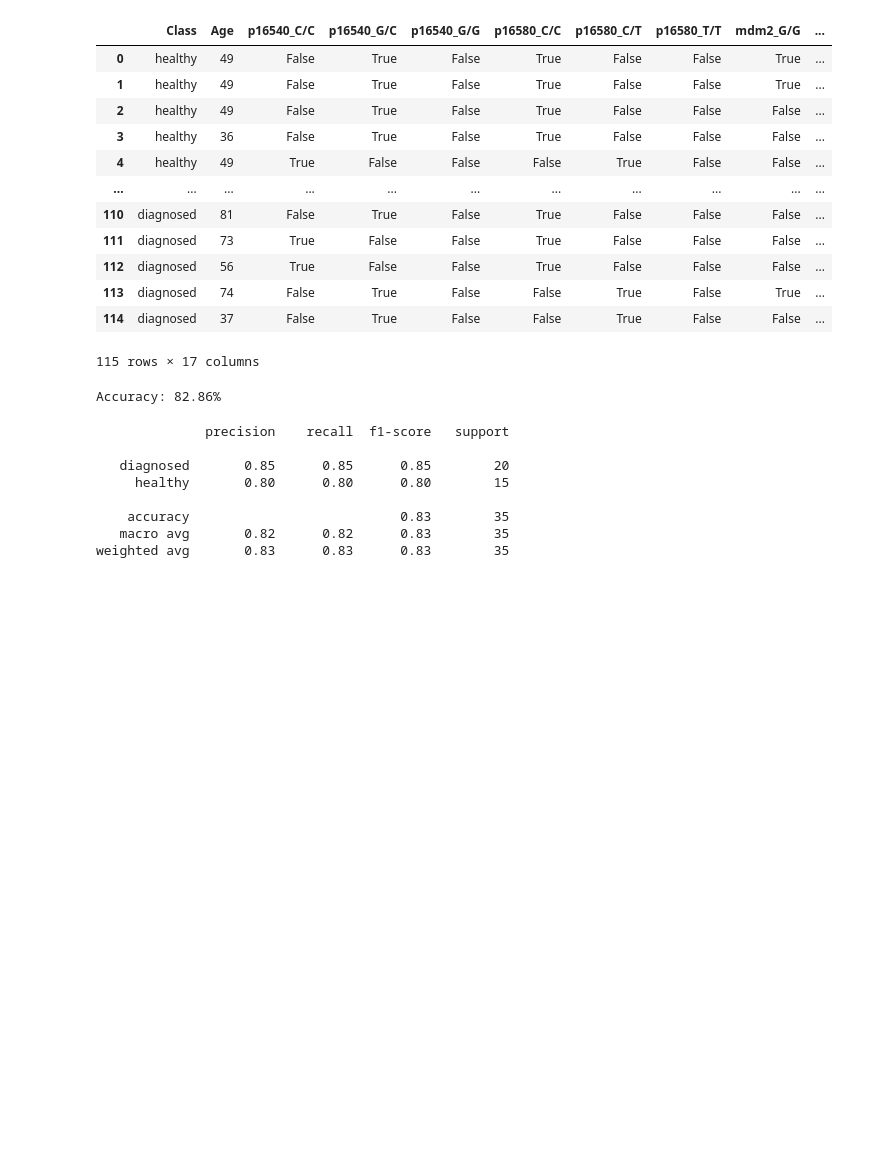
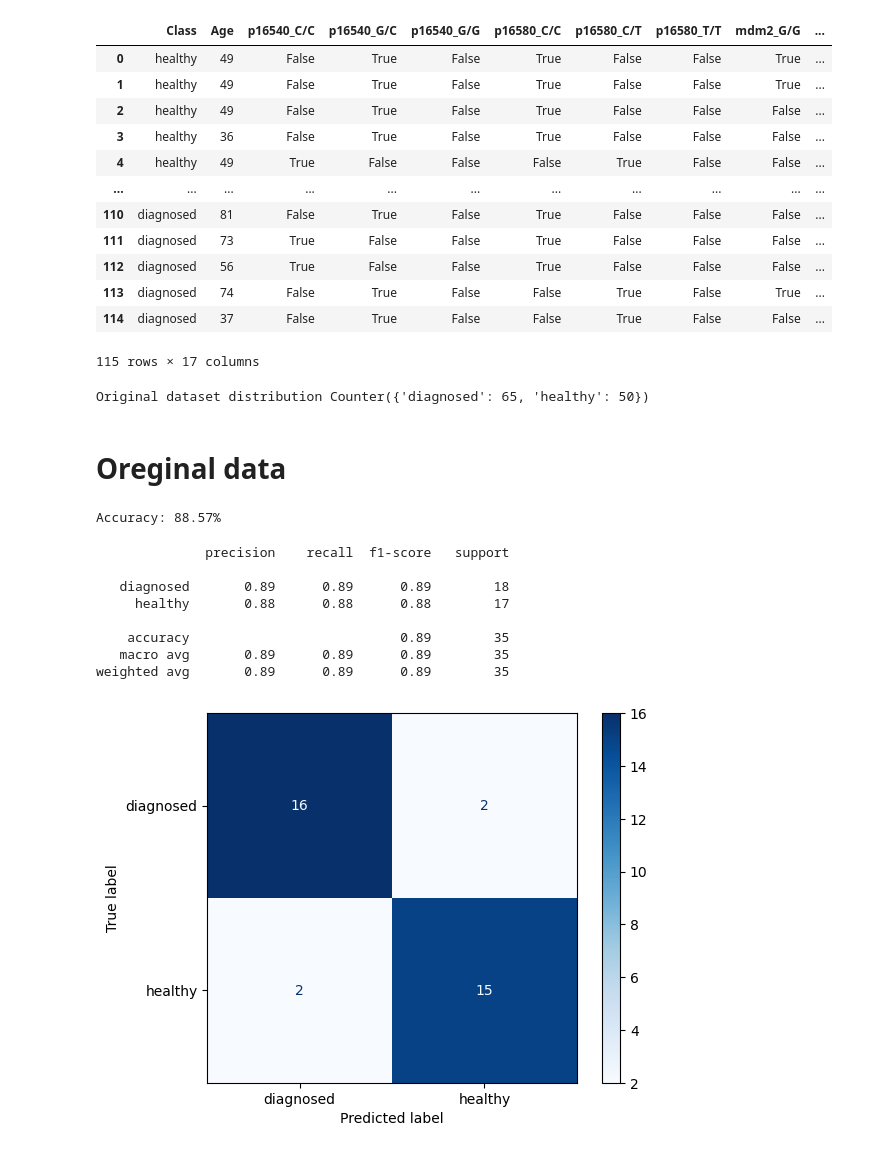
Before and after one commit to shaaleissa/colon_predictions, a Jupyter notebook: AdaBoost.model.ipynb, the cells around one changed output. Cells and saved outputs as stored; diff of their text form; code cells hidden in the pictures; blank space fills up the shorter version.

```diff
--- a/AdaBoost.model.ipynb
+++ b/AdaBoost.model.ipynb
@@ -28,28 +28,34 @@ df
 # %%
 data=df.drop(['Class'],axis=1)
 target=df['Class']
+print('Original dataset distribution %s' % Counter(target))
+adaboost = AdaBoostClassifier()
+random_state=42
+# %% [output]
+Original dataset distribution Counter({'diagnosed': 65, 'healthy': 50})
+# %% [markdown]
+# Oreginal data
 # %%
-
-X_train, X_test, y_train, y_test = train_test_split(data, target, test_size = 0.3,random_state=15)
-
-sm = SMOTE(random_state = 2)
-X_train_res, y_train_res = sm.fit_resample(X_train, y_train.ravel())
-
-adaboost = AdaBoostClassifier()
-adaboost.fit(X_train_res, y_train_res)
-y_pred= adaboost.predict(X_test)
+X_train, X_test, y_train, y_test = train_test_split(data, target, test_size = 0.3,random_state=random_state)
+adaboost.fit(X_train, y_train)
+y_pred_Org= adaboost.predict(X_test)
 print("Accuracy: %.2f%%" % (adaboost.score(X_test, y_test) * 100.0))
 # %% [output]
-Accuracy: 82.86%
+Accuracy: 88.57%
-# %%
-
-print(classification_report(y_test, y_pred))
-# %% [output]
-              precision    recall  f1-score   support
-
-   diagnosed       0.85      0.85      0.85        20
-     healthy       0.80      0.80      0.80        15
-
-    accuracy                           0.83        35
-   macro avg       0.82      0.82      0.83        35
-weighted avg       0.83      0.83      0.83        35
+# %%
+
+print(classification_report(y_test, y_pred_Org))
+cm=confusion_matrix(y_test, y_pred_Org)
+disp = ConfusionMatrixDisplay(confusion_matrix=cm, display_labels=adaboost.classes_)
+disp.plot(cmap=plt.cm.Blues)
+plt.show()
+# %% [output]
+              precision    recall  f1-score   support
+
+   diagnosed       0.89      0.89      0.89        18
+     healthy       0.88      0.88      0.88        17
+
+    accuracy                           0.89        35
+   macro avg       0.89      0.89      0.89        35
+weighted avg       0.89      0.89      0.89        35
+[figure, added]
```
Also changed, not shown: parts of 17 cells of this notebook, 1 other file.
